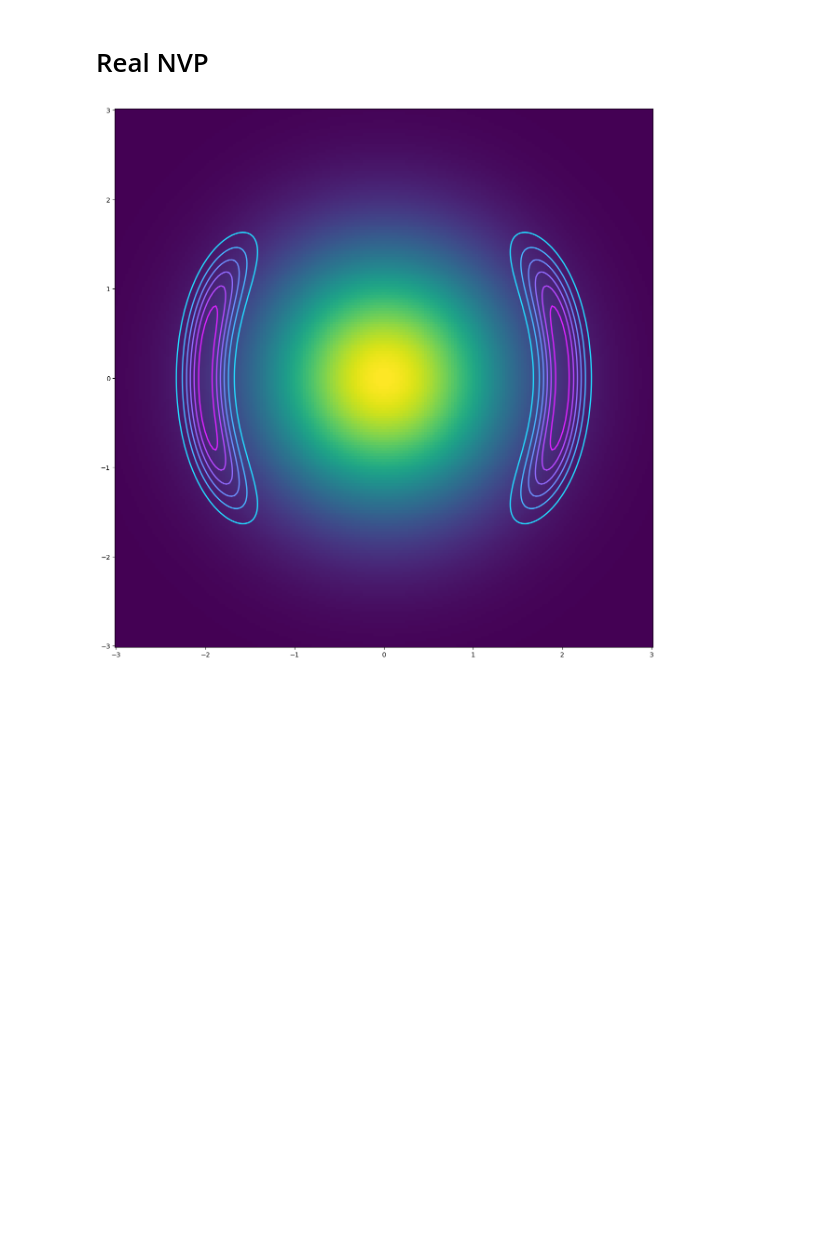
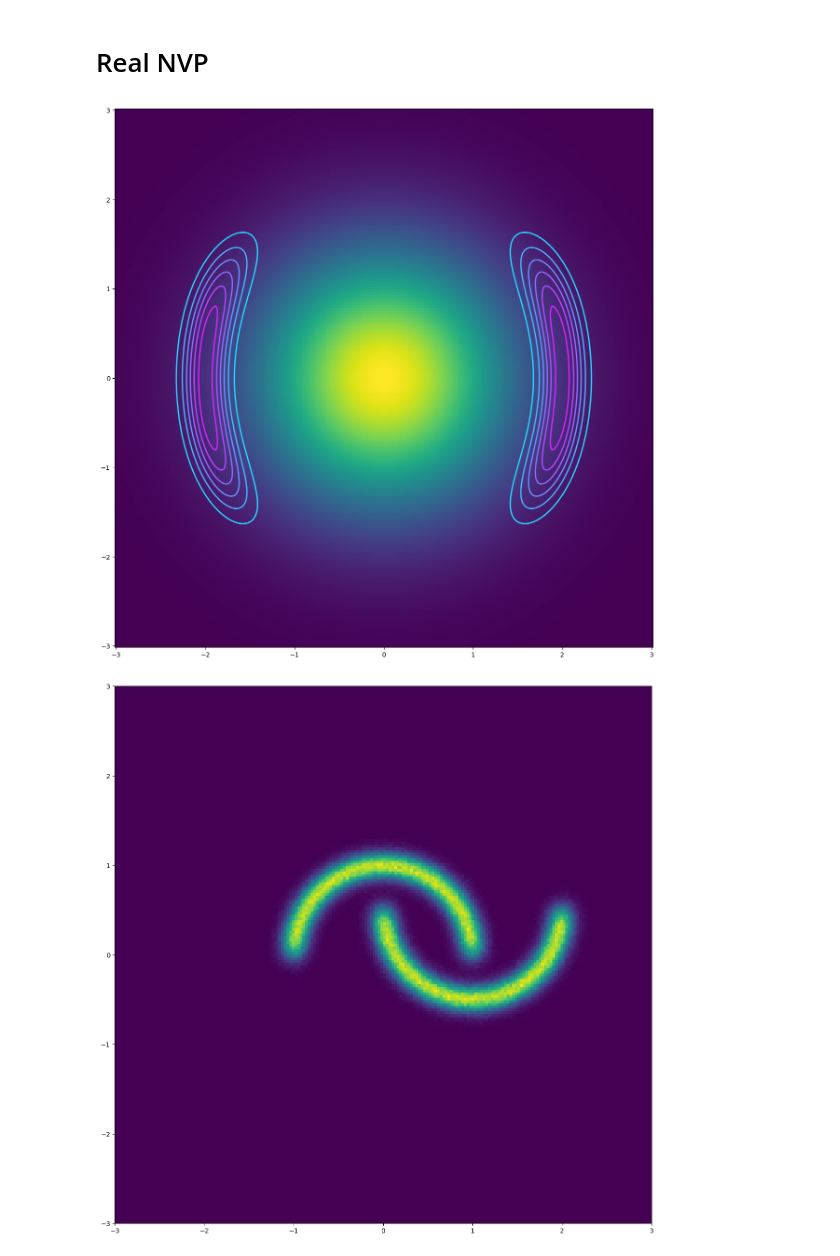
Before and after one commit to jeongsukchul/distributionally_robust_learning, a Jupyter notebook: learning/module/normalizing_flow/real_nvp.ipynb, the cells around one changed output. Cells and saved outputs as stored; diff of their text form; code cells hidden in the pictures; blank space fills up the shorter version.

```diff
--- a/learning/module/normalizing_flow/real_nvp.ipynb
+++ b/learning/module/normalizing_flow/real_nvp.ipynb
@@ -51,25 +51,35 @@ fkld = nfm.apply(flow_params, mode='forward_kld', x=jax.random.normal(jax.random
 rkld = nfm.apply(flow_params, mode='reverse_kld', num_samples=512, rng=key_sample)
 # %%
 # Plot target distribution
+from sklearn.datasets import make_moons
+
+
 grid_size = 200
 lin = jnp.linspace(-3.0, 3.0, grid_size)
 yy, xx = jnp.meshgrid(lin, lin, indexing="xy")          # (G, G)
 zz = jnp.reshape(jnp.stack([xx, yy], axis=-1),(-1,2))                  # (G, G, 2)
 
 log_prob = target.log_prob(zz).reshape(*xx.shape)
 prob_target = jnp.exp(log_prob)
 
 # Plot initial posterior distribution
 log_prob = nfm.apply(flow_params, x=zz, mode="log_prob").reshape(*xx.shape)
 prob = jnp.exp(log_prob)
 
 plt.figure(figsize=(15, 15))
 plt.pcolormesh(xx, yy, prob)
 plt.contour(xx, yy, prob_target, cmap=plt.get_cmap('cool'), linewidths=2)
 plt.gca().set_aspect('equal', 'box')
 plt.show()
+x_np, _ = make_moons(2**20, noise=0.1)
+
+plt.figure(figsize=(15,15))
+plt.hist2d(x_np[:, 0].flatten(), x_np[:, 1].flatten(), (200, 200), range=[[-3, 3], [-3, 3]])
+plt.gca().set_aspect('equal', 'box')
+plt.show()
 # %% [output]
 [figure]
+[figure, added]
 # %%
 import functools
 import optax
```
Also changed, not shown: parts of 2 cells of this notebook, 11 other files.
